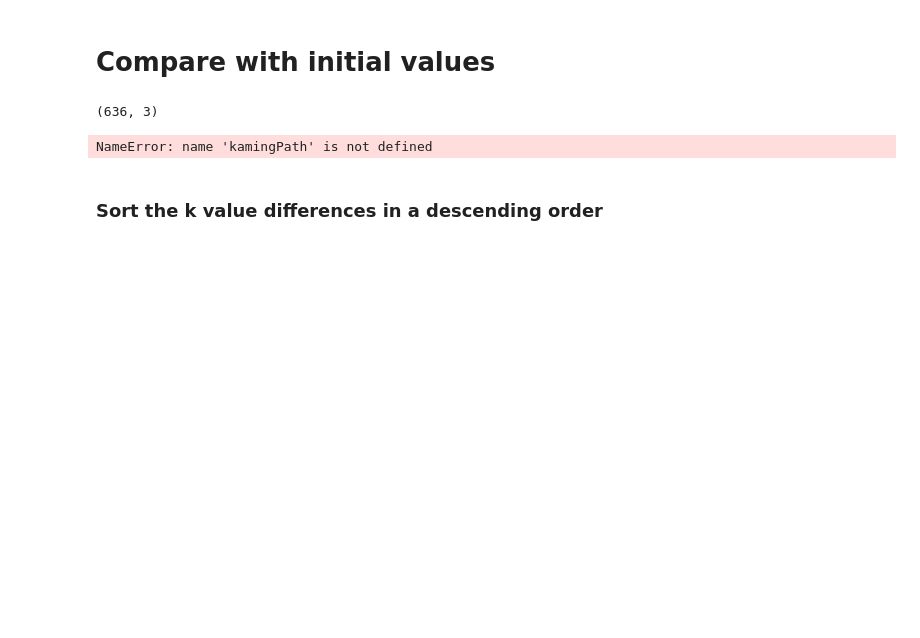
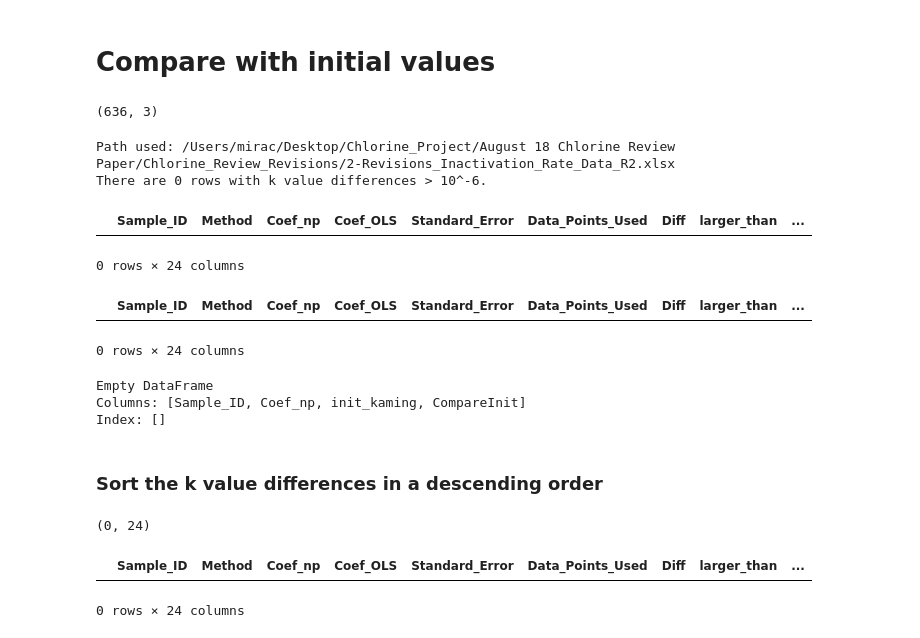
Before and after one commit to mira-create/revisions_chlorine_review, a Jupyter notebook: 3-Revisions_Final_Data_Extraction_Tool.ipynb, the cells around one changed output. Drawn from its saved outputs; the diff is of its cells as text; code cells hidden in the pictures; blank space fills up the shorter version.

```diff
--- a/3-Revisions_Final_Data_Extraction_Tool.ipynb
+++ b/3-Revisions_Final_Data_Extraction_Tool.ipynb
@@ -12,7 +12,7 @@ sns.set_style("darkgrid")
 import warnings
 warnings.filterwarnings("ignore")
 
-path = '/Users/mirac/Desktop/Chlorine_Project/August 18 Chlorine Review Paper/Chlorine_Review_Revisions/Revisions_Inactivation_Rate_Data_R1.xlsx'
+path = '/Users/mirac/Desktop/Chlorine_Project/August 18 Chlorine Review Paper/Chlorine_Review_Revisions/1-Revisions_Inactivation_Rate_Data_R1.xlsx'
 
 df = pd.read_excel(path)
 # %% [markdown]
@@ -631,8 +631,8 @@ def Given_CT(df, CT_to_use):
 # %% [markdown]
 # Applications Start Here
 # %%
-R1path = '/Users/mirac/Desktop/Chlorine_Project/August 18 Chlorine Review Paper/Chlorine_Review_Revisions/Revisions_Inactivation_Rate_Data_R1.xlsx'
-R2path = '/Users/mirac/Desktop/Chlorine_Project/August 18 Chlorine Review Paper/Chlorine_Review_Revisions/Revisions_Inactivation_Rate_Data_R2.xlsx'
+R1path = '/Users/mirac/Desktop/Chlorine_Project/August 18 Chlorine Review Paper/Chlorine_Review_Revisions/1-Revisions_Inactivation_Rate_Data_R1.xlsx'
+R2path = '/Users/mirac/Desktop/Chlorine_Project/August 18 Chlorine Review Paper/Chlorine_Review_Revisions/2-Revisions_Inactivation_Rate_Data_R2.xlsx'
 
 #insert sheet name here
 sheet_name = "Paper_32"
@@ -732,37 +732,47 @@ data_used_modeling = data_used_model[data_used_model['data_for_modeling']==1]['S
 # %%
 merged_init = finalTable_R1.merge(initial, on = "Sample_ID", how = 'left')
 
 diffCheck = merged_init['Diff'] != 0
 if (diffCheck.any()):
     raise ValueError("Column 'Diff' is non-zero")
 
-if (path_to_use == kamingPath):
+if (path_to_use == R1path):
     init_col = 'init_kaming'
-elif (path_to_use == miraPath):
+elif (path_to_use == R2path):
     init_col = 'init_mira'
 else:
     raise ValueError("ERROR: Unknow file path!")
 print(f"Path used: {path_to_use}")
 
 merged_init['CompareInit'] = np.abs(np.abs(merged_init['Coef_np']) - np.abs(merged_init[init_col]))
 merged_init_compare = merged_init[merged_init['CompareInit'] > (10**-6)] # Set threshold at 10^(-6)
 
 merged_init_compare = merged_init_compare[merged_init_compare['larger_than'] == 0]
 merged_init_compare = merged_init_compare[merged_init_compare["Sample_ID"].isin(data_used_modeling)]
 print(f"There are {merged_init_compare.shape[0]} rows with k value differences > 10^-6.")
 
 merged_init_compare
 # %% [output]
-NameError: name 'kamingPath' is not defined
+Path used: /Users/mirac/Desktop/Chlorine_Project/August 18 Chlorine Review Paper/Chlorine_Review_Revisions/2-Revisions_Inactivation_Rate_Data_R2.xlsx
+There are 0 rows with k value differences > 10^-6.
+|  | Sample_ID | Method | Coef_np | Coef_OLS | Standard_Error | Data_Points_Used | Diff | larger_than | ... |
+0 rows × 24 columns
 # %%
 # Search for specific paper
 paper = 21
 merged_init_compare[merged_init_compare['Sample_ID'].str.startswith(str(paper)+ "-")]
+# %% [output]
+|  | Sample_ID | Method | Coef_np | Coef_OLS | Standard_Error | Data_Points_Used | Diff | larger_than | ... |
+0 rows × 24 columns
 # %%
 # Search for specificpaper
 paper = 21
 merged_selection = merged_init_compare[merged_init_compare['Sample_ID'].str.startswith(str(paper)+ "-")]
 print(merged_selection[['Sample_ID','Coef_np','init_kaming','CompareInit']])
+# %% [output]
+Empty DataFrame
+Columns: [Sample_ID, Coef_np, init_kaming, CompareInit]
+Index: []
 # %% [markdown]
 ### Sort the k value differences in a descending order
 # %%
@@ -774,3 +784,7 @@ diff_df[diff_df['CompareInit'] > 10**(-6)].shape
 diff_df
 
 # Paper 19 not included in modeling
+# %% [output]
+(0, 24)
+|  | Sample_ID | Method | Coef_np | Coef_OLS | Standard_Error | Data_Points_Used | Diff | larger_than | ... |
+0 rows × 24 columns
```
Also changed, not shown: parts of 12 cells of this notebook.
